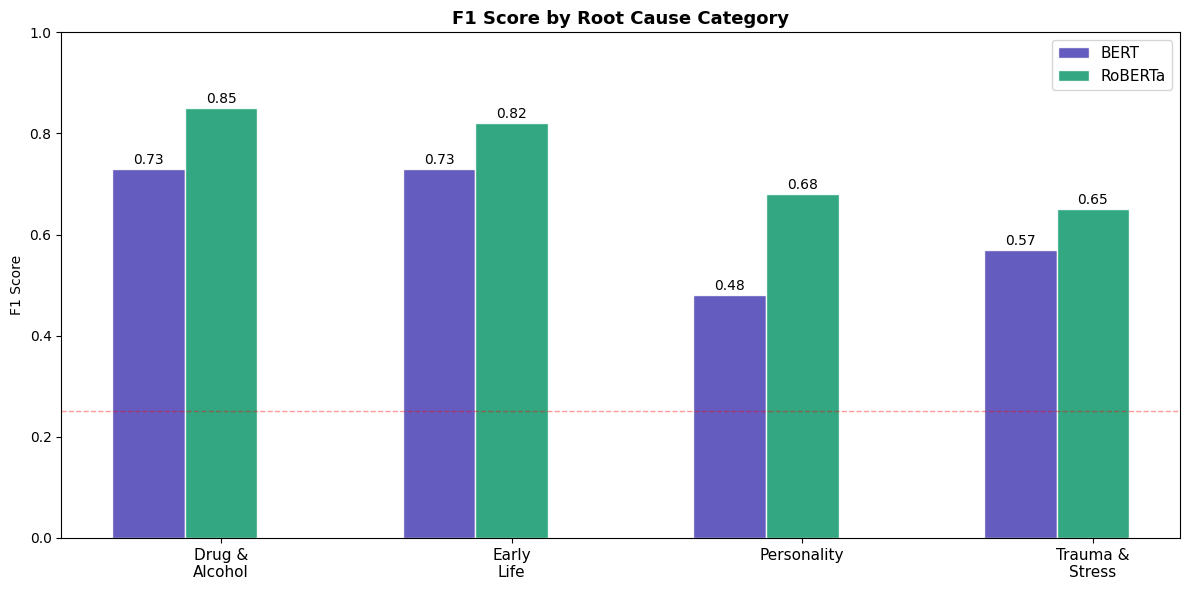
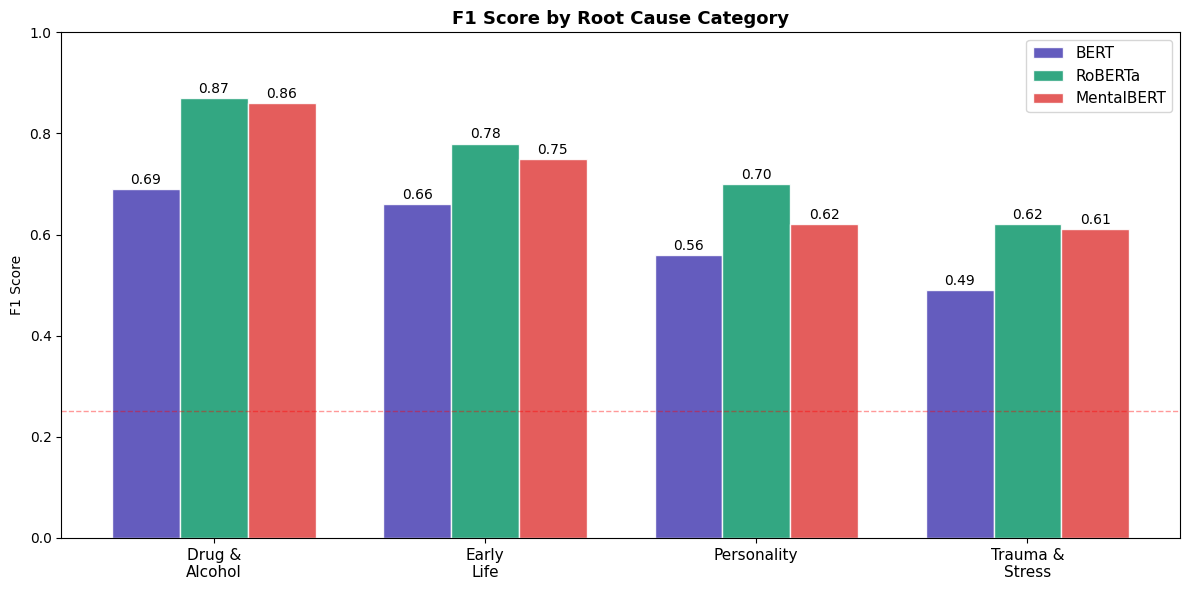
The change to this notebook cell's code, shown as a diff; its figure went from the first image to the second:
--- before
+++ after
@@ -2,7 +2,8 @@
 classes    = ['Drug &\nAlcohol', 'Early\nLife',
               'Personality', 'Trauma &\nStress']
-bert_f1    = [0.73, 0.73, 0.48, 0.57]
-roberta_f1 = [0.85, 0.82, 0.68, 0.65]
 
+bert_f1        = [0.69, 0.66, 0.56, 0.49]
+roberta_f1     = [0.87, 0.78, 0.70, 0.62]
+mental_bert_f1 = [0.86, 0.75, 0.62, 0.61]
 x     = np.arange(len(classes))
 width = 0.25
@@ -17,11 +18,13 @@
                edgecolor='white', alpha=0.9)
 
-# Add MentalBERT per class if available
-if mental_available and 'MentalBERT' in metrics:
-    mental_report = classification_report_from_predictions(
-        df_mental, 'mental_bert_predicted'
-    ) if False else None
-    # Placeholder — update after MentalBERT training
-    print("Note: MentalBERT per-class F1 will be added after training")
+# Add MentalBERT bars
+bars3 = ax.bar(x + width, mental_bert_f1, width,
+               label='MentalBERT', color='#E24B4A',
+               edgecolor='white', alpha=0.9)
+for bar in bars3:
+    ax.text(bar.get_x() + bar.get_width()/2,
+            bar.get_height() + 0.01,
+            f'{bar.get_height():.2f}',
+            ha='center', fontsize=10)
 
 for bar in bars1:

Commit: optimizing chart and table